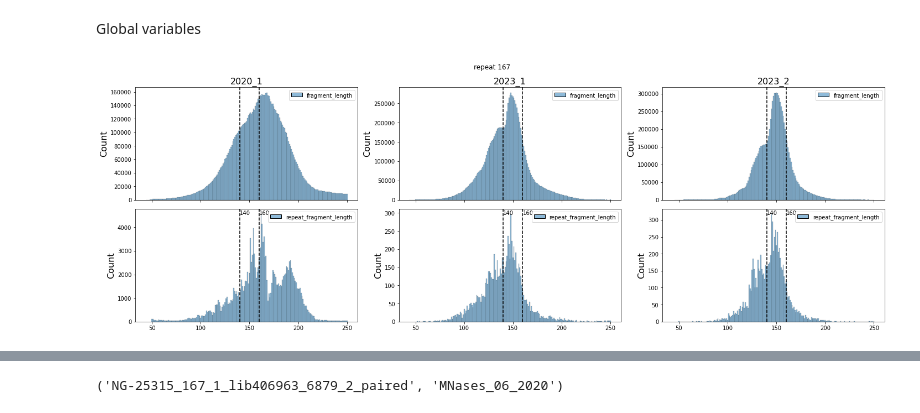
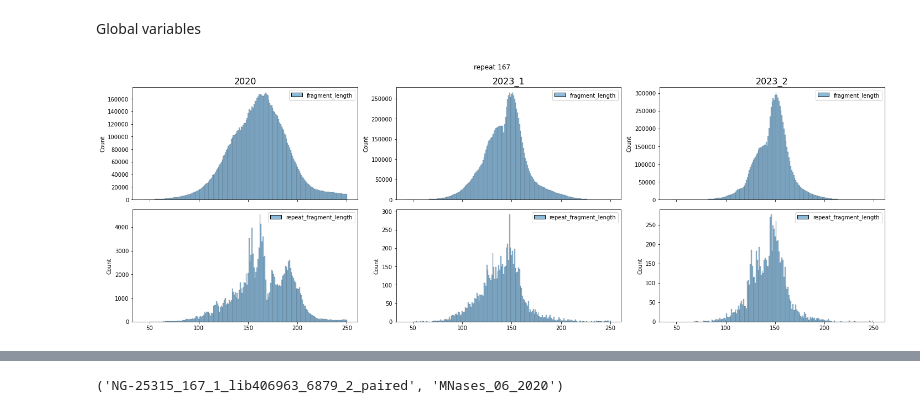
Before and after one commit to Alexwestbrook/mnhn-internship_DeepCNN_ChIP-seq, a Jupyter notebook: JB_alignment_analysis.ipynb, the cells around one changed output, grey strips where cells are left out. Drawn from its saved outputs; the diff is of its cells as text; code cells hidden in the pictures.

```diff
--- a/JB_alignment_analysis.ipynb
+++ b/JB_alignment_analysis.ipynb
@@ -32,28 +32,36 @@ colors = prop_cycle.by_key()['color']
 # plt.rcParams.update({'axes.labelsize': 16})
 # sns.set()
 # %%
-file_list = ['MNases_06_2020/NG-25315_167_1_lib406963_6879_2_101bp_max250',
-             'MNase_08_2023/NG-34039_167_4_1_lib713576_10294_1_101bp_max250',
-             'MNase_08_2023/NG-34039_167_4_2_lib713577_10294_1_101bp_max250']
-titles = ['2020_1', '2023_1', '2023_2']
+# file_list = ['MNase_03_2022/NG-29037_237_1_lib554809_7856_3_trimfiltered_max250',
+#              'MNase_03_2022/NG-29037_237_2_lib554810_7856_3_trimfiltered_max250',
+#              'MNase_03_2022/NG-29037_237D10_1_lib554811_7856_3_trimfiltered_max250',
+#              'MNase_03_2022/NG-29037_237D10_2_lib554812_7856_3_trimfiltered_max250',
+#              'MNase_03_2022/NG-29037_237D50_1_lib554813_7856_3_trimfiltered_max250',
+#              'MNase_03_2022/NG-29037_237D50_2_lib554814_7856_3_trimfiltered_max250']
+# titles = ['sansD_1', 'sansD_2', 'D10_1', 'D10_2', 'D50_1', 'D50_2']
+# fig, axes = plt.subplots(6, 2, sharex=True, figsize=(12, 12), facecolor='w', layout='tight')
+file_list = ['MNases_06_2020/NG-25315_167_1_lib406963_6879_2_trimfiltered_max250',
+             'MNase_08_2023/NG-34039_167_4_1_lib713576_10294_1_trimfiltered_max250',
+             'MNase_08_2023/NG-34039_167_4_2_lib713577_10294_1_trimfiltered_max250']
+titles = ['2020', '2023_1', '2023_2']
 fig, axes = plt.subplots(2, len(file_list), sharex=True, figsize=(20, 7), facecolor='w', layout='tight')
 fig.suptitle('repeat 167')
-vlines = [140, 160]
+vlines = [] # [140, 160] #
 for i, filename in enumerate(file_list):
-    ix, iy = 0, i  # i // 2, i % 2  #
+    ix, iy = 0, i # divmod(i, 2) #
     fraglens = pd.read_csv(f'/home/alex/shared_folder/JB_seqdes/Projet_Julien/{filename}.sorted.bam.insert_sizes.txt', header=None)
     repfraglens = pd.read_csv(f'/home/alex/shared_folder/JB_seqdes/Projet_Julien/{filename}.sorted.bam.repeat_insert_sizes.txt', header=None)
     fraglens.columns = ['fragment_length']
     repfraglens.columns = ['repeat_fragment_length']
     sns.histplot(fraglens, discrete=True, ax=axes[0 + 2*ix, iy])
     g = sns.histplot(repfraglens, discrete=True, ax=axes[1 + 2*ix, iy])
     for v in vlines:
         axes[0 + ix*2, iy].axvline(x=v, color='k', linestyle='--')
         axes[1 + ix*2, iy].axvline(x=v, color='k', linestyle='--')
-        axes[1 + ix*2, iy].annotate(str(v), xy=(v, 0.95), xycoords=('data', 'axes fraction'))
+        axes[1 + ix*2, iy].annotate(str(v), xy=(v, 0.9), xycoords=('data', 'axes fraction'))
     axes[0 + ix*2, iy].set_title(titles[i], fontsize=16)
 # %% [output]
-[figure, old version]
+[figure, new version]
 # %%
 TOTALS = {}
 def load_CPM(filename):
```
Also changed, not shown: parts of 6 cells of this notebook, 1 other file.
